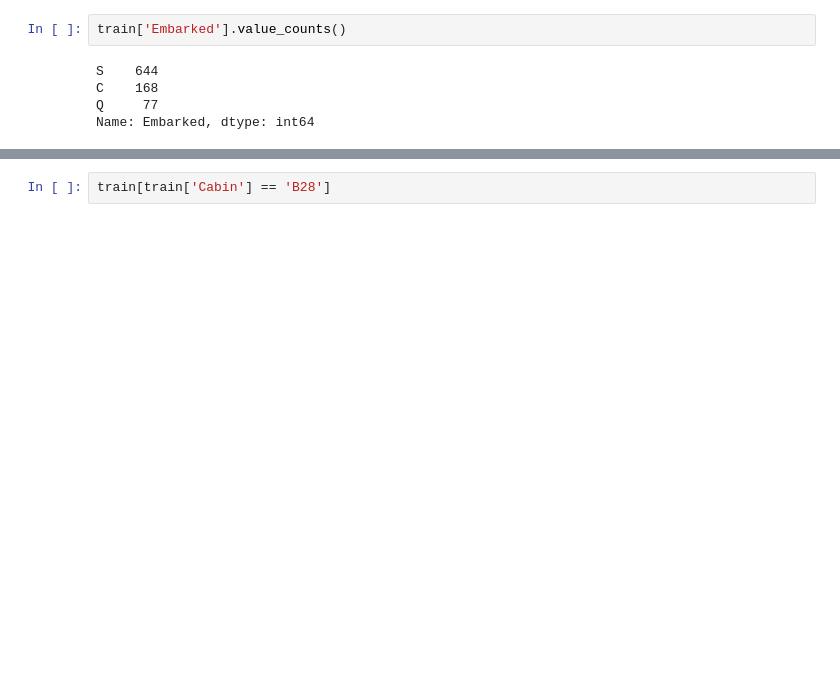
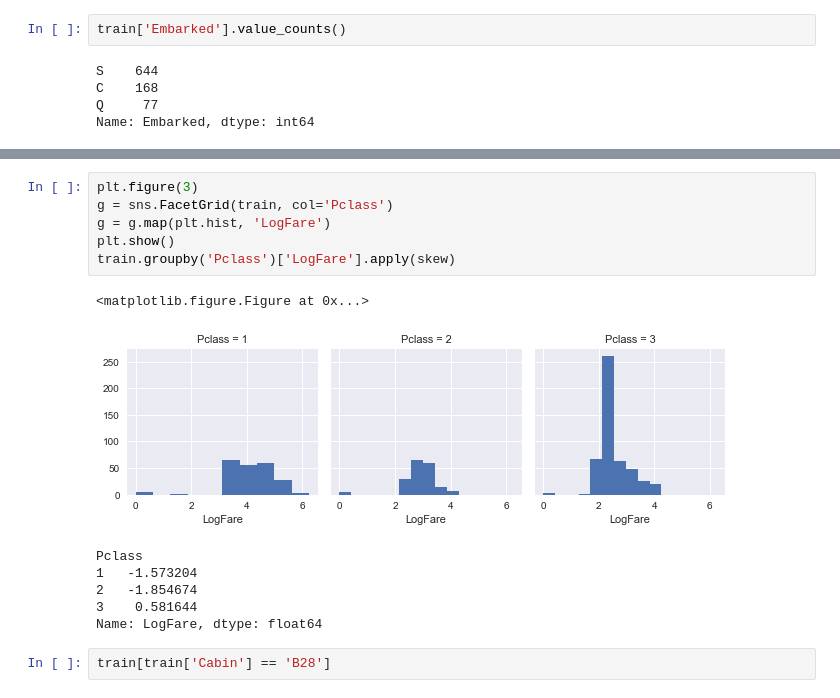
Before and after one commit to klin90/titanic, a Jupyter notebook: Explore.ipynb, the cells around one changed output, grey strips where cells are left out. Saved outputs shown, nothing was run; the diff lists cells and outputs as text; blank space fills up the shorter version.

```diff
--- a/Explore.ipynb
+++ b/Explore.ipynb
@@ -45,3 +59,17 @@ train[train['Embarked'].isnull()]
+# %%
+plt.figure(3)
+g = sns.FacetGrid(train, col='Pclass')
+g = g.map(plt.hist, 'LogFare')
+plt.show()
+train.groupby('Pclass')['LogFare'].apply(skew)
+# %% [output]
+<matplotlib.figure.Figure at 0x...>
+[figure, added]
+Pclass
+1   -1.573204
+2   -1.854674
+3    0.581644
+Name: LogFare, dtype: float64
 # %%
 train[train['Cabin'] == 'B28']
 # %% [output]
```
Also changed, not shown: parts of 10 cells of this notebook, 5 other files.
